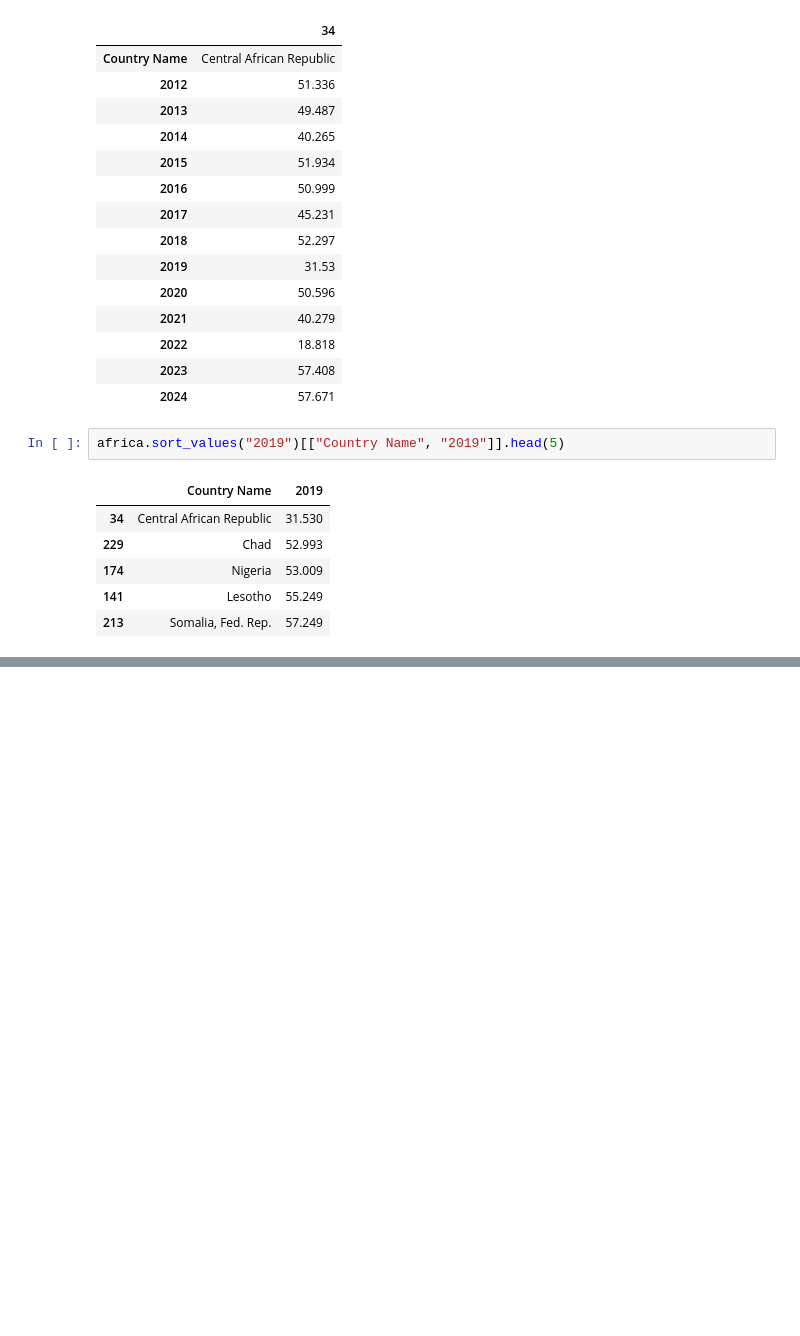
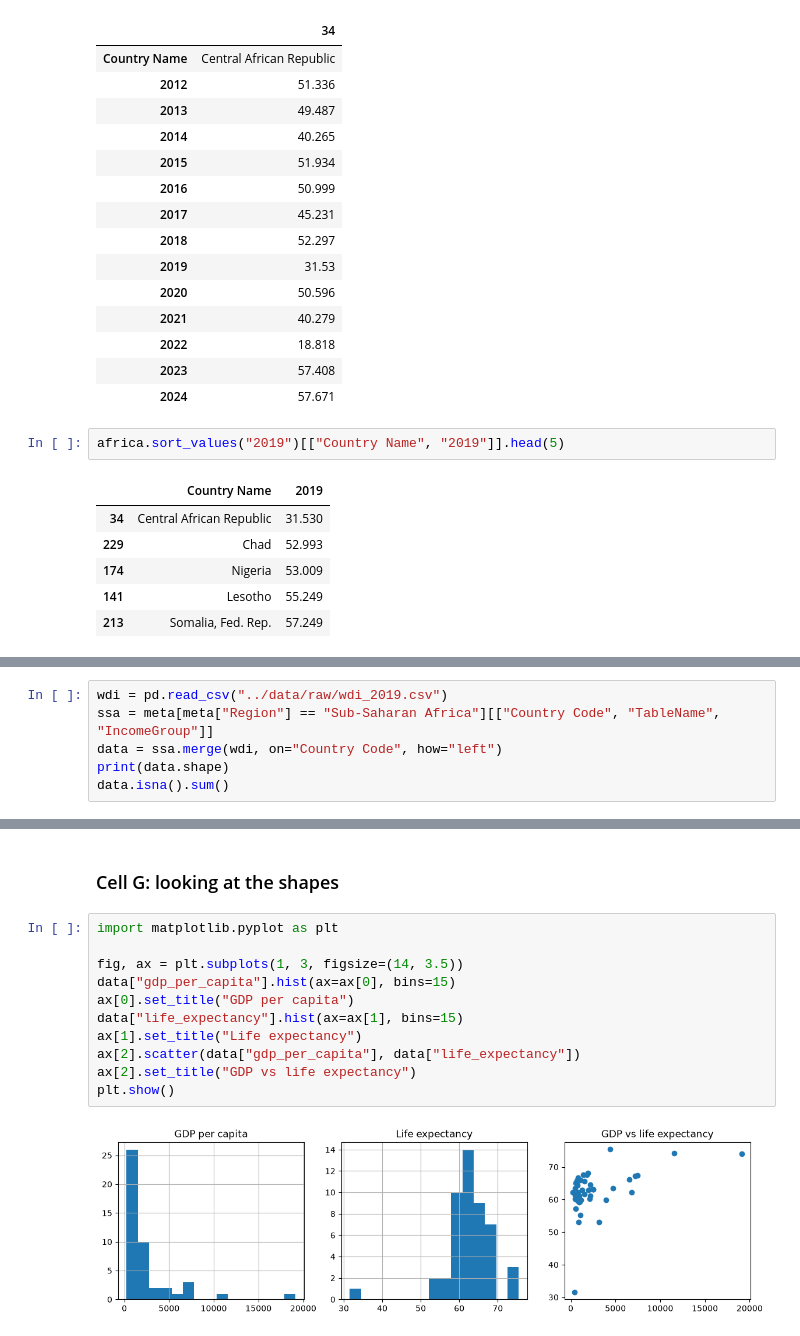
Before and after one commit to joenzau41-png/life-expectancy-africa, a Jupyter notebook: notebooks/01_data_understanding.ipynb, the cells around one changed output, grey strips where cells are left out. Drawn from its saved outputs; the diff is of its cells as text; blank space fills up the shorter version.

```diff
--- a/notebooks/01_data_understanding.ipynb
+++ b/notebooks/01_data_understanding.ipynb
@@ -124,0 +127,6 @@ africa.sort_values("2019")[["Country Name", "2019"]].head(5)
+# %%
+wdi = pd.read_csv("../data/raw/wdi_2019.csv")
+ssa = meta[meta["Region"] == "Sub-Saharan Africa"][["Country Code", "TableName", "IncomeGroup"]]
+data = ssa.merge(wdi, on="Country Code", how="left")
+print(data.shape)
+data.isna().sum()
@@ -124,0 +201,15 @@ africa.sort_values("2019")[["Country Name", "2019"]].head(5)
+# %% [markdown]
+### Cell G: looking at the shapes
+# %%
+import matplotlib.pyplot as plt
+
+fig, ax = plt.subplots(1, 3, figsize=(14, 3.5))
+data["gdp_per_capita"].hist(ax=ax[0], bins=15)
+ax[0].set_title("GDP per capita")
+data["life_expectancy"].hist(ax=ax[1], bins=15)
+ax[1].set_title("Life expectancy")
+ax[2].scatter(data["gdp_per_capita"], data["life_expectancy"])
+ax[2].set_title("GDP vs life expectancy")
+plt.show()
+# %% [output]
+[figure, added]
```
Also changed, not shown: parts of 12 cells of this notebook.
